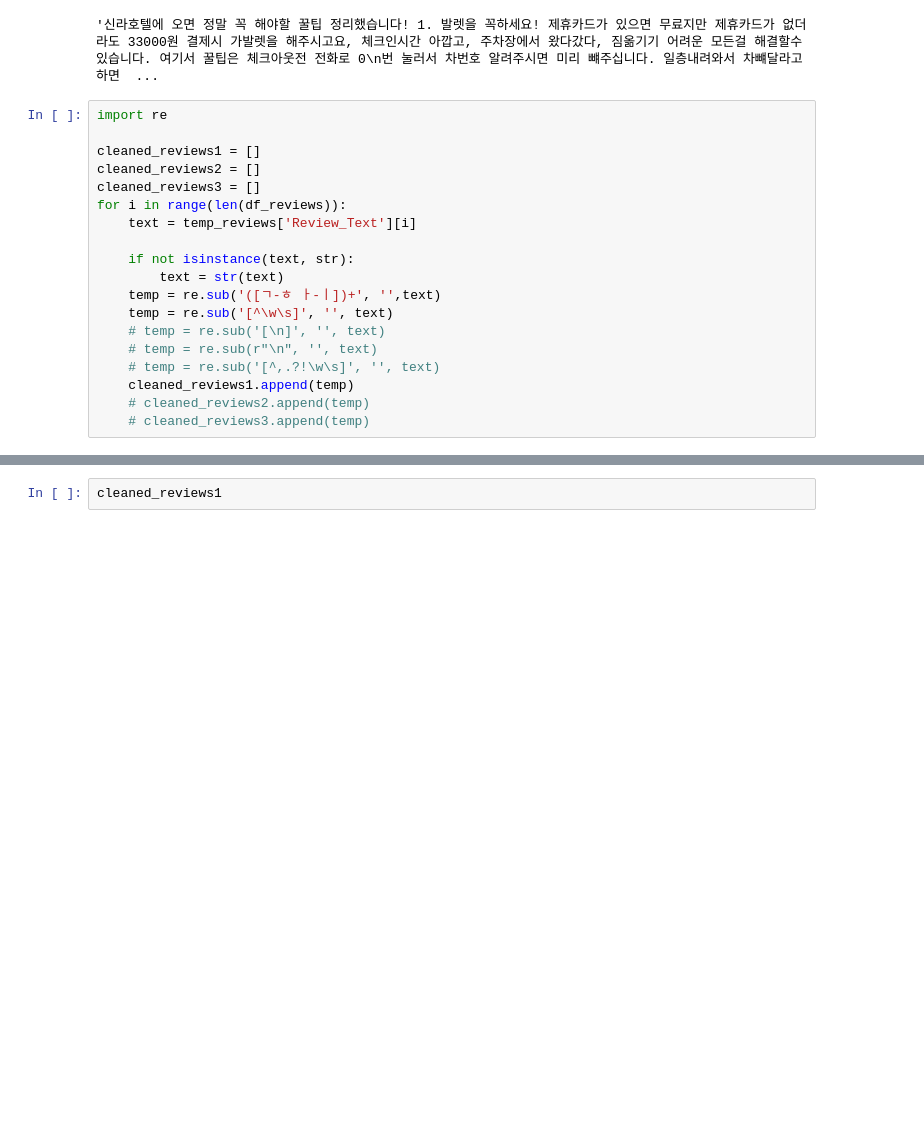
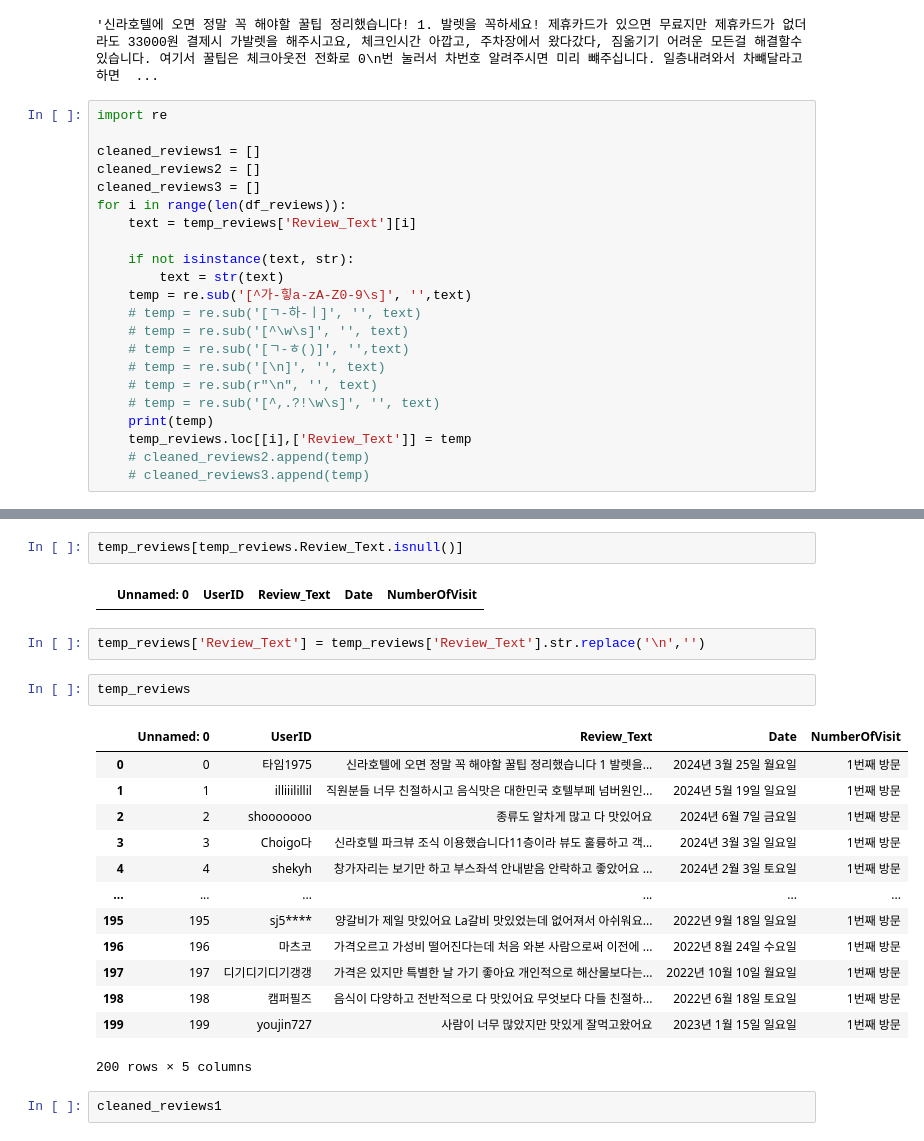
Before and after one commit to baedori99/Restaurant_Review, a Jupyter notebook: data_preprocess.ipynb, the cells around one changed output, grey strips where cells are left out. Drawn from its saved outputs; the diff is of its cells as text; blank space fills up the shorter version.

```diff
--- a/Data_Analyze/data_preprocess.ipynb
+++ b/data_preprocess.ipynb
@@ -21,11 +58,14 @@ for i in range(len(df_reviews)):
 
     if not isinstance(text, str):
         text = str(text)
-    temp = re.sub('([ㄱ-ㅎ ㅏ-ㅣ])+', '',text)
-    temp = re.sub('[^\w\s]', '', text)
+    temp = re.sub('[^가-힣a-zA-Z0-9\s]', '',text)
+    # temp = re.sub('[ㄱ-하-ㅣ]', '', text)
+    # temp = re.sub('[^\w\s]', '', text)
+    # temp = re.sub('[ㄱ-ㅎ()]', '',text)
     # temp = re.sub('[\n]', '', text)
     # temp = re.sub(r"\n", '', text)
     # temp = re.sub('[^,.?!\w\s]', '', text)
-    cleaned_reviews1.append(temp)
+    print(temp)
+    temp_reviews.loc[[i],['Review_Text']] = temp
     # cleaned_reviews2.append(temp)
     # cleaned_reviews3.append(temp)
@@ -32,3 +90,25 @@ for i in range(len(df_reviews)):
+# %%
+temp_reviews[temp_reviews.Review_Text.isnull()]
+# %% [output]
+|  | Unnamed: 0 | UserID | Review_Text | Date | NumberOfVisit |
+# %%
+temp_reviews['Review_Text'] = temp_reviews['Review_Text'].str.replace('\n','')
+# %%
+temp_reviews
+# %% [output]
+|  | Unnamed: 0 | UserID | Review_Text | Date | NumberOfVisit |
+| 0 | 0 | 타임1975 | 신라호텔에 오면 정말 꼭 해야할 꿀팁 정리했습니다 1 발렛을... | 2024년 3월 25일 월요일 | 1번째 방문 |
+| 1 | 1 | illiiilillil | 직원분들 너무 친절하시고 음식맛은 대한민국 호텔부페 넘버원인... | 2024년 5월 19일 일요일 | 1번째 방문 |
+| 2 | 2 | shooooooo | 종류도 알차게 많고 다 맛있어요 | 2024년 6월 7일 금요일 | 1번째 방문 |
+| 3 | 3 | Choigo다 | 신라호텔 파크뷰 조식 이용했습니다11층이라 뷰도 훌륭하고 객... | 2024년 3월 3일 일요일 | 1번째 방문 |
+| 4 | 4 | shekyh | 창가자리는 보기만 하고 부스좌석 안내받음 안락하고 좋았어요 ... | 2024년 2월 3일 토요일 | 1번째 방문 |
+| ... | ... | ... | ... | ... | ... |
+| 195 | 195 | sj5**** | 양갈비가 제일 맛있어요 La갈비 맛있었는데 없어져서 아쉬워요... | 2022년 9월 18일 일요일 | 1번째 방문 |
+| 196 | 196 | 마츠코 | 가격오르고 가성비 떨어진다는데 처음 와본 사람으로써 이전에 ... | 2022년 8월 24일 수요일 | 1번째 방문 |
+| 197 | 197 | 디기디기디기갱갱 | 가격은 있지만 특별한 날 가기 좋아요 개인적으로 해산물보다는... | 2022년 10월 10일 월요일 | 1번째 방문 |
+| 198 | 198 | 캠퍼필즈 | 음식이 다양하고 전반적으로 다 맛있어요 무엇보다 다들 친절하... | 2022년 6월 18일 토요일 | 1번째 방문 |
+| 199 | 199 | youjin727 | 사람이 너무 많았지만 맛있게 잘먹고왔어요 | 2023년 1월 15일 일요일 | 1번째 방문 |
+200 rows × 5 columns
 # %%
 cleaned_reviews1
 # %% [output]
```
Also changed, not shown: parts of 27 cells of this notebook, 2 other files.
